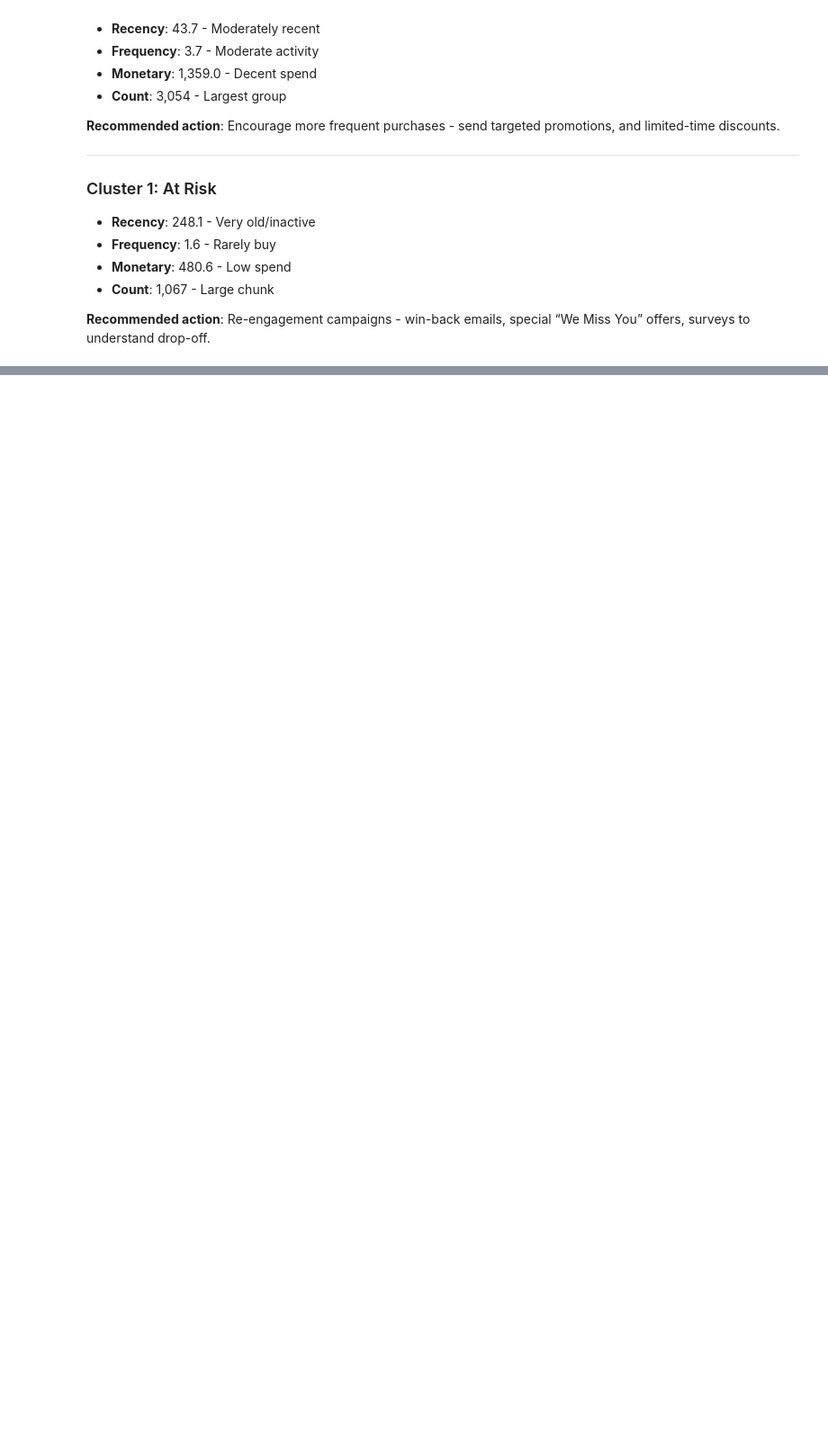
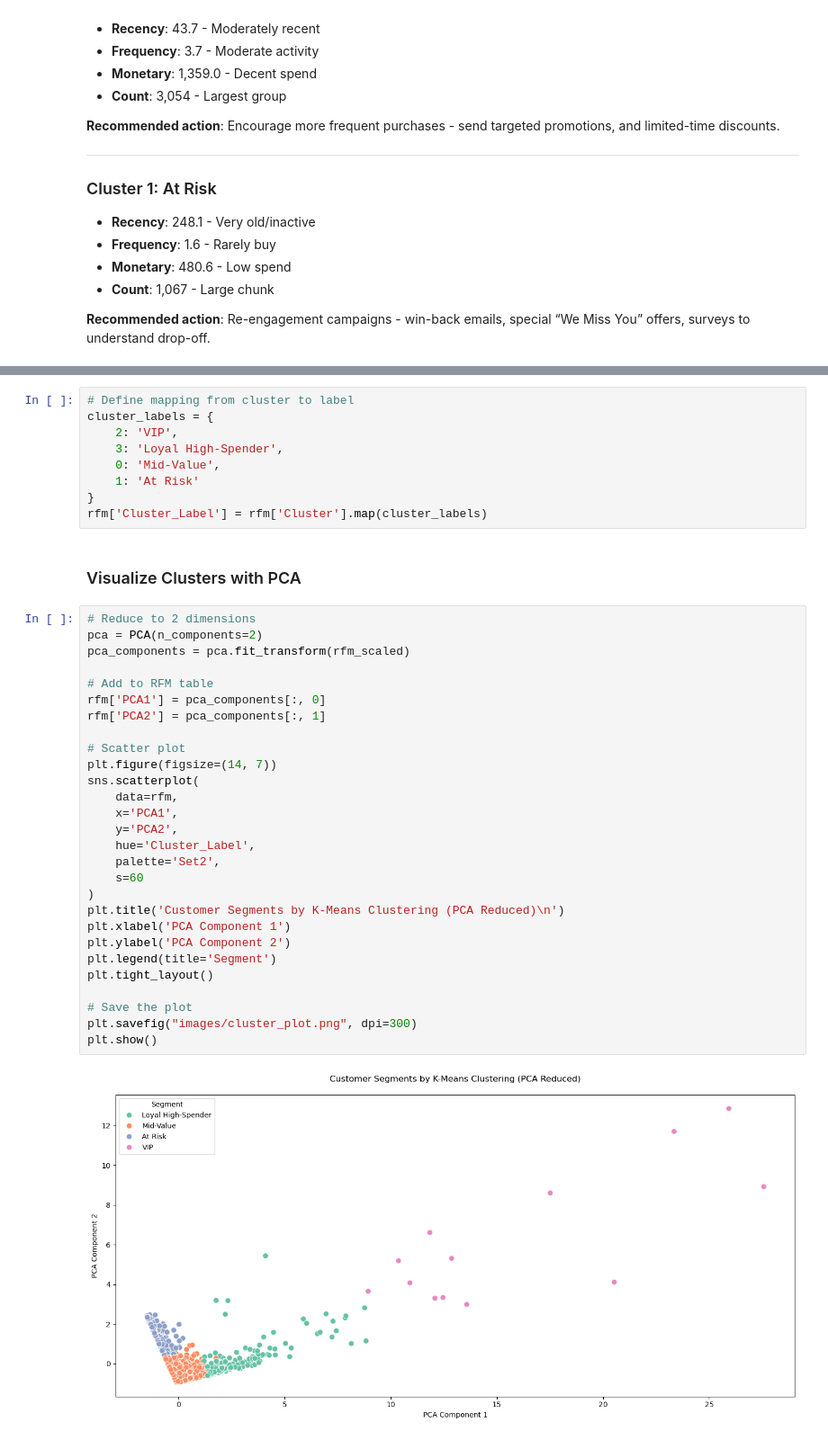
Before and after one commit to Michael-Nyawade/customer-segmentation-rfm, a Jupyter notebook: rfm-analysis.ipynb, the cells around one changed output, grey strips where cells are left out. Shown at 90% size. Drawn from its saved outputs; the diff is of its cells as text; blank space fills up the shorter version.

Commit message:
Visualize clusters with PCA

```diff
--- a/rfm-analysis.ipynb
+++ b/rfm-analysis.ipynb
@@ -429,0 +433,41 @@ Below is an interpretation of each customer cluster based on RFM values and size
+# %%
+# Define mapping from cluster to label
+cluster_labels = {
+    2: 'VIP',
+    3: 'Loyal High-Spender',
+    0: 'Mid-Value',
+    1: 'At Risk'
+}
+rfm['Cluster_Label'] = rfm['Cluster'].map(cluster_labels)
+# %% [markdown]
+### Visualize Clusters with PCA
+# %%
+# Reduce to 2 dimensions
+pca = PCA(n_components=2)
+pca_components = pca.fit_transform(rfm_scaled)
+
+# Add to RFM table
+rfm['PCA1'] = pca_components[:, 0]
+rfm['PCA2'] = pca_components[:, 1]
+
+# Scatter plot
+plt.figure(figsize=(14, 7))
+sns.scatterplot(
+    data=rfm,
+    x='PCA1',
+    y='PCA2',
+    hue='Cluster_Label',
+    palette='Set2',
+    s=60
+)
+plt.title('Customer Segments by K-Means Clustering (PCA Reduced)\n')
+plt.xlabel('PCA Component 1')
+plt.ylabel('PCA Component 2')
+plt.legend(title='Segment')
+plt.tight_layout()
+
+# Save the plot
+plt.savefig("images/cluster_plot.png", dpi=300)
+plt.show()
+# %% [output]
+[figure, added]
```
Also changed, not shown: parts of 5 cells of this notebook, 3 other files.
